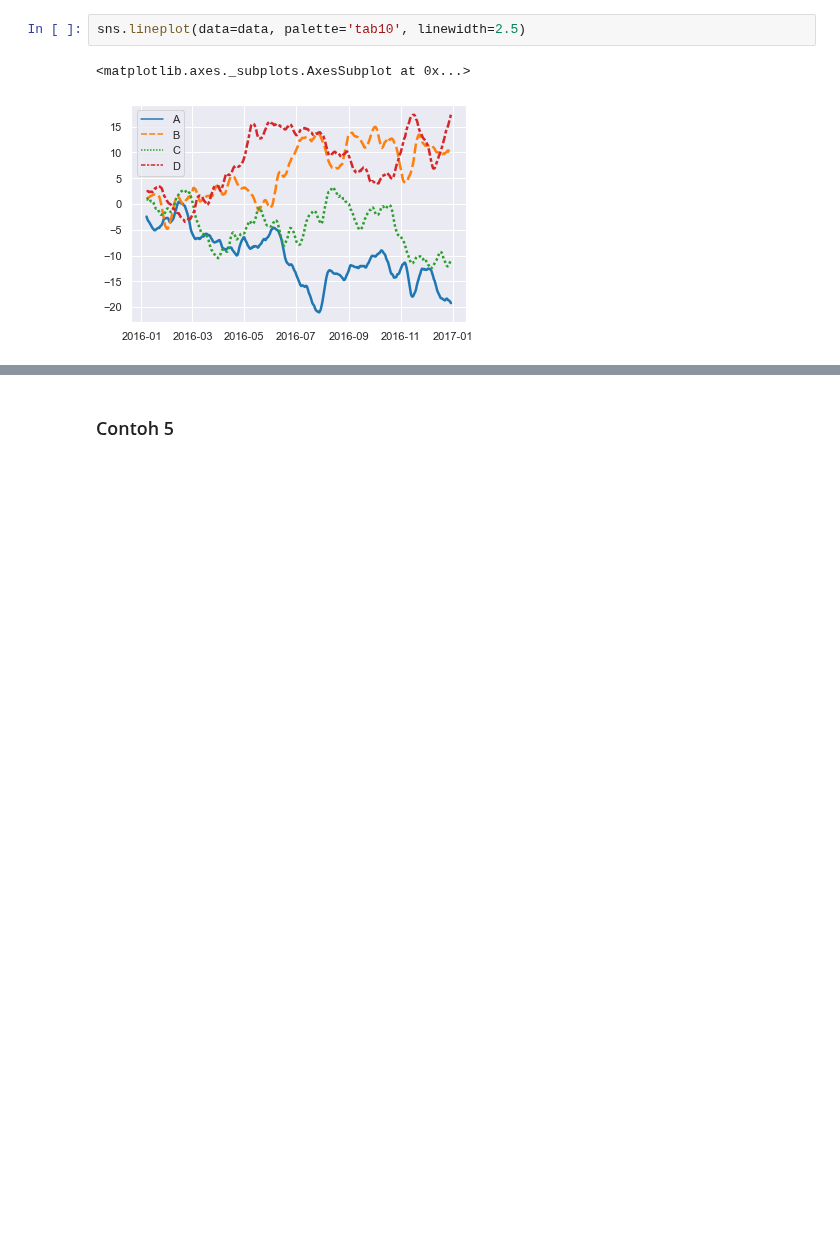
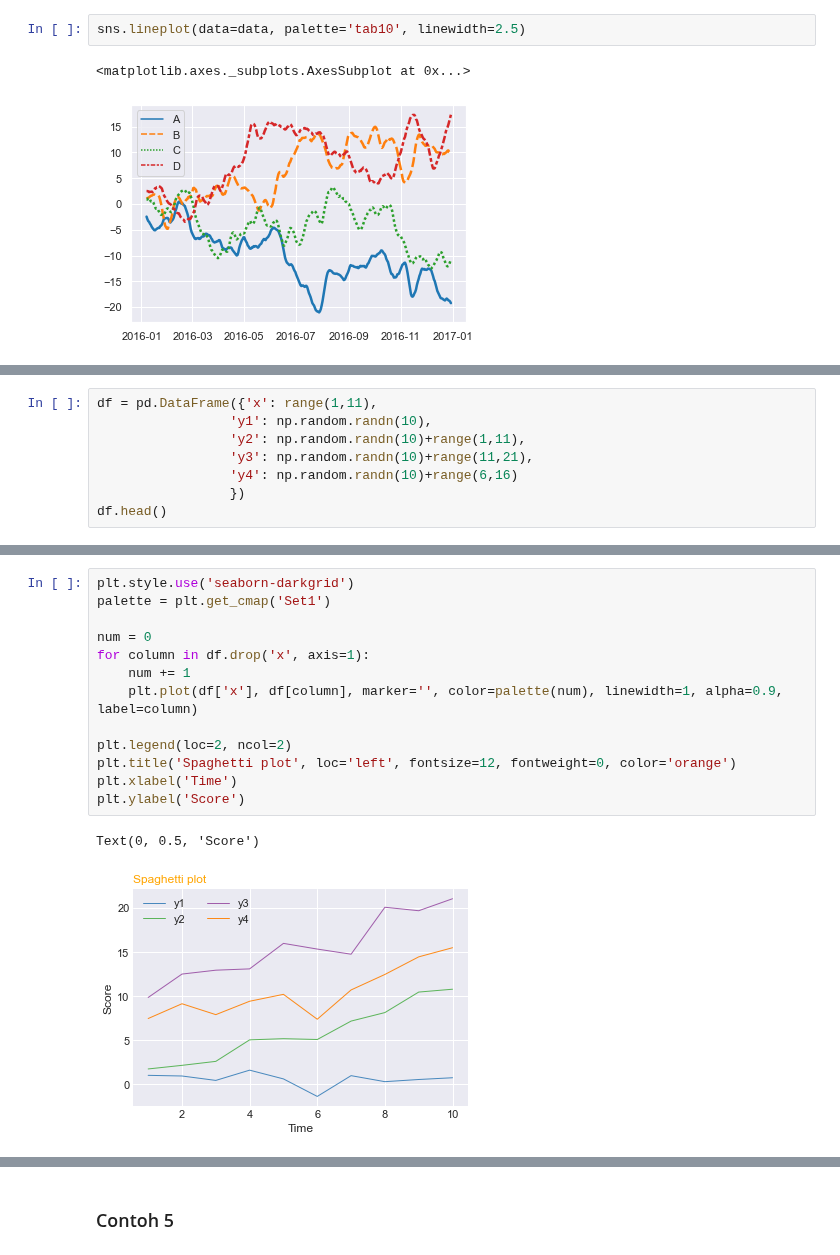
Before and after one commit to rudyhendrawn/data-course, a Jupyter notebook: data-visualization/Plot-TimeSeries.ipynb, the cells around one changed output, grey strips where cells are left out. Drawn from its saved outputs; the diff is of its cells as text; blank space fills up the shorter version.

Commit message:
time series plot

```diff
--- a/data-visualization/Plot-TimeSeries.ipynb
+++ b/data-visualization/Plot-TimeSeries.ipynb
@@ -77,0 +80,8 @@ sns.lineplot(data=data, palette='tab10', linewidth=2.5)
+# %%
+df = pd.DataFrame({'x': range(1,11),
+                 'y1': np.random.randn(10),
+                 'y2': np.random.randn(10)+range(1,11),
+                 'y3': np.random.randn(10)+range(11,21),
+                 'y4': np.random.randn(10)+range(6,16)
+                 })
+df.head()
@@ -77,0 +95,16 @@ sns.lineplot(data=data, palette='tab10', linewidth=2.5)
+# %%
+plt.style.use('seaborn-darkgrid')
+palette = plt.get_cmap('Set1')
+
+num = 0
+for column in df.drop('x', axis=1):
+    num += 1
+    plt.plot(df['x'], df[column], marker='', color=palette(num), linewidth=1, alpha=0.9, label=column)
+
+plt.legend(loc=2, ncol=2)
+plt.title('Spaghetti plot', loc='left', fontsize=12, fontweight=0, color='orange')
+plt.xlabel('Time')
+plt.ylabel('Score')
+# %% [output]
+Text(0, 0.5, 'Score')
+[figure, added]
```
Also changed, not shown: parts of 24 cells of this notebook, 1 other file.
